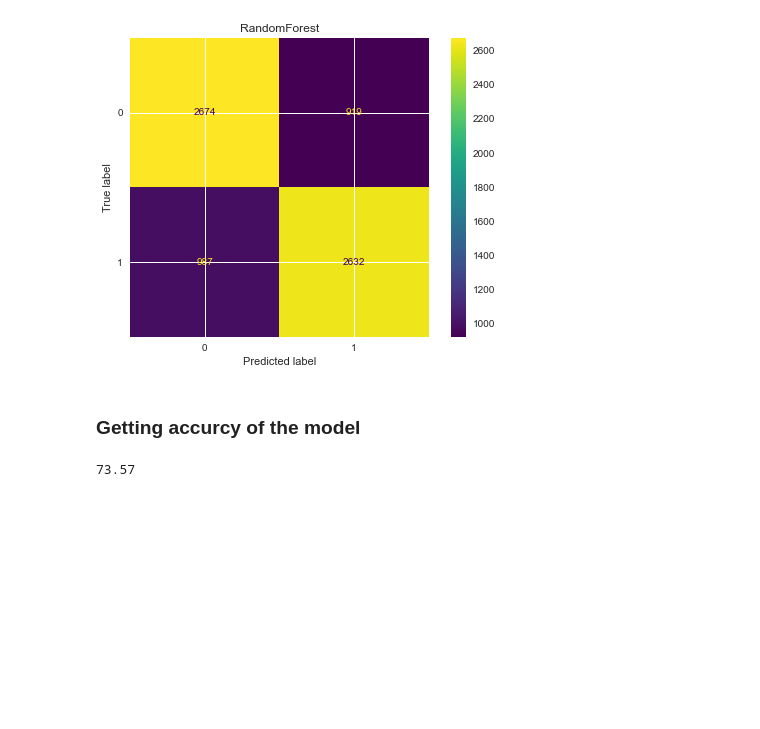
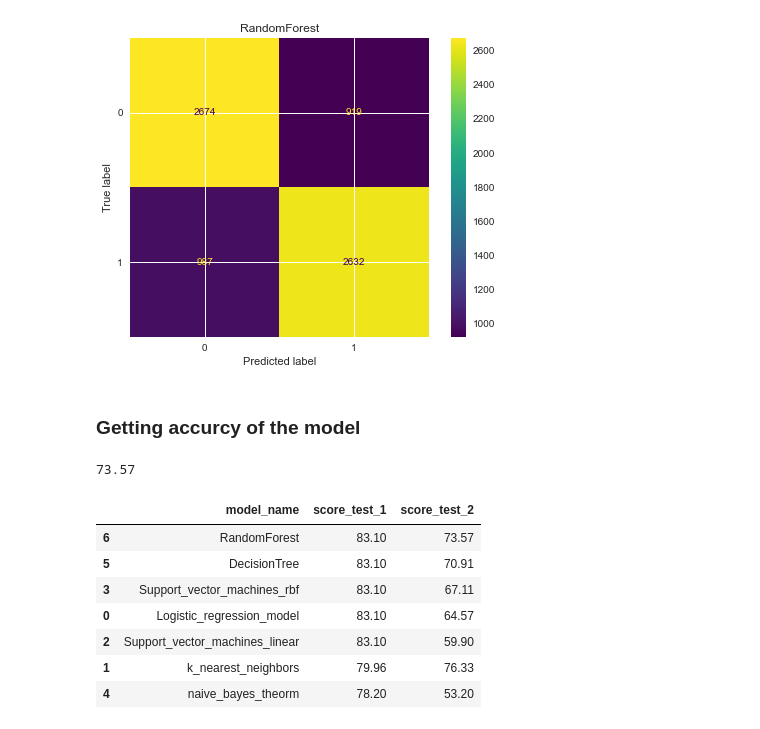
Before and after one commit to daasdemha/Sucide_prediction, a Jupyter notebook: SucideByAge.ipynb, the cells around one changed output. Saved outputs shown, nothing was run; the diff lists cells and outputs as text; code cells hidden in the pictures; blank space fills up the shorter version.

Commit message:
Dataframe made to evaluatate best classification model

```diff
--- a/SucideByAge.ipynb
+++ b/SucideByAge.ipynb
@@ -1050,3 +1050,20 @@ model_score_test_2 = [64.57, 76.33, 59.9, 67.11, 53.2, 70.91]
+# %%
+models = pd.DataFrame({
+    'model_name': ["Logistic_regression_model", "k_nearest_neighbors", "Support_vector_machines_linear"\
+,"Support_vector_machines_rbf", "naive_bayes_theorm","DecisionTree" ,"RandomForest"] ,
+    'score_test_1': [83.1, 79.96, 83.1, 83.1, 78.2, 83.1, 83.1],
+    'score_test_2': [64.57, 76.33, 59.9, 67.11, 53.2, 70.91, 73.57]
+})
+models.sort_values(by=['score_test_1', 'score_test_2'], ascending=False)
+# %% [output]
+|  | model_name | score_test_1 | score_test_2 |
+| 6 | RandomForest | 83.10 | 73.57 |
+| 5 | DecisionTree | 83.10 | 70.91 |
+| 3 | Support_vector_machines_rbf | 83.10 | 67.11 |
+| 0 | Logistic_regression_model | 83.10 | 64.57 |
+| 2 | Support_vector_machines_linear | 83.10 | 59.90 |
+| 1 | k_nearest_neighbors | 79.96 | 76.33 |
+| 4 | naive_bayes_theorm | 78.20 | 53.20 |
 # %%
 # look it up as your about to finish this report.
 # (Adeline, 2020) has a very creative idea to compare models at the end.
```
Also changed, not shown: parts of 1 cell of this notebook.
